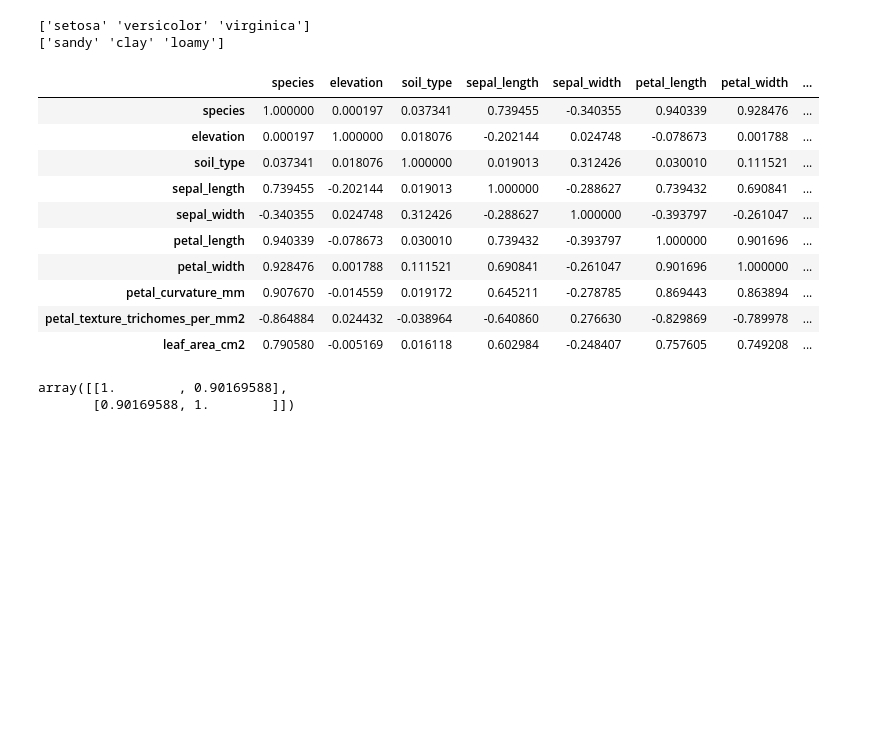
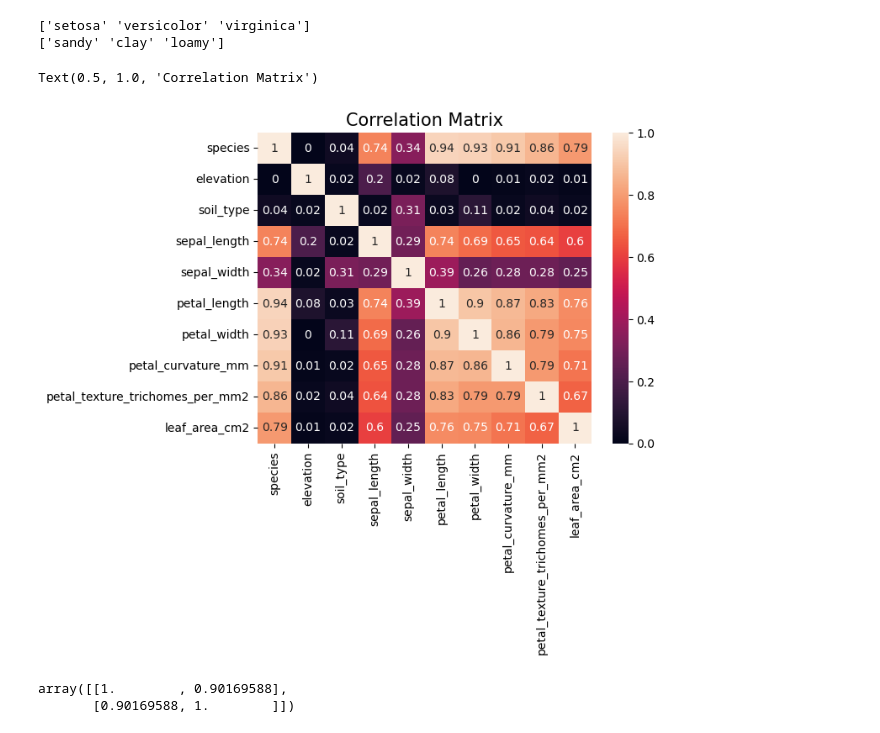
Before and after one commit to Prateek2000/ml-project-2024-autumn, a Jupyter notebook: flowers.ipynb, the cells around one changed output. Cells and saved outputs as stored; diff of their text form; code cells hidden in the pictures; blank space fills up the shorter version.

Commit message:
Colors to correlation matrix

```diff
--- a/flowers.ipynb
+++ b/flowers.ipynb
@@ -35,24 +36,18 @@ species_map = {'setosa': 0, 'versicolor': 1, 'virginica': 2}
 soil_map = {'sandy': 0, 'clay': 1, 'loamy': 2}
 df2 = df.replace({'species': species_map, 'soil_type': soil_map})
 
-# Normalize manually and take covariance
-# df2 = (df2 - df2.mean())/df2.std() # Normalize the data
-# df2_cov = df2.cov()
-# Use the corr function
-df2_cov = df2.corr()
-df2_cov
+df2_corr = df2.corr()
+df2_corr = df2_corr.abs()
+df2_corr = df2_corr.round(2)
-# %% [output]
-|  | species | elevation | soil_type | sepal_length | sepal_width | petal_length | petal_width | ... |
-| species | 1.000000 | 0.000197 | 0.037341 | 0.739455 | -0.340355 | 0.940339 | 0.928476 | ... |
-| elevation | 0.000197 | 1.000000 | 0.018076 | -0.202144 | 0.024748 | -0.078673 | 0.001788 | ... |
-| soil_type | 0.037341 | 0.018076 | 1.000000 | 0.019013 | 0.312426 | 0.030010 | 0.111521 | ... |
-| sepal_length | 0.739455 | -0.202144 | 0.019013 | 1.000000 | -0.288627 | 0.739432 | 0.690841 | ... |
-| sepal_width | -0.340355 | 0.024748 | 0.312426 | -0.288627 | 1.000000 | -0.393797 | -0.261047 | ... |
-| petal_length | 0.940339 | -0.078673 | 0.030010 | 0.739432 | -0.393797 | 1.000000 | 0.901696 | ... |
-| petal_width | 0.928476 | 0.001788 | 0.111521 | 0.690841 | -0.261047 | 0.901696 | 1.000000 | ... |
-| petal_curvature_mm | 0.907670 | -0.014559 | 0.019172 | 0.645211 | -0.278785 | 0.869443 | 0.863894 | ... |
-| petal_texture_trichomes_per_mm2 | -0.864884 | 0.024432 | -0.038964 | -0.640860 | 0.276630 | -0.829869 | -0.789978 | ... |
-| leaf_area_cm2 | 0.790580 | -0.005169 | 0.016118 | 0.602984 | -0.248407 | 0.757605 | 0.749208 | ... |
+# %%
+# Correlation matrix
+ax= plt.subplot()
+
+sns.heatmap(df2_corr, annot=True, fmt='g', ax=ax)
+ax.set_title('Correlation Matrix',fontsize=15)
+# %% [output]
+Text(0.5, 1.0, 'Correlation Matrix')
+[figure, added]
 # %%
 np.corrcoef(x = df['petal_length'],y = df['petal_width'])
 # %% [output]
```
Also changed, not shown: parts of 1 cell of this notebook.
